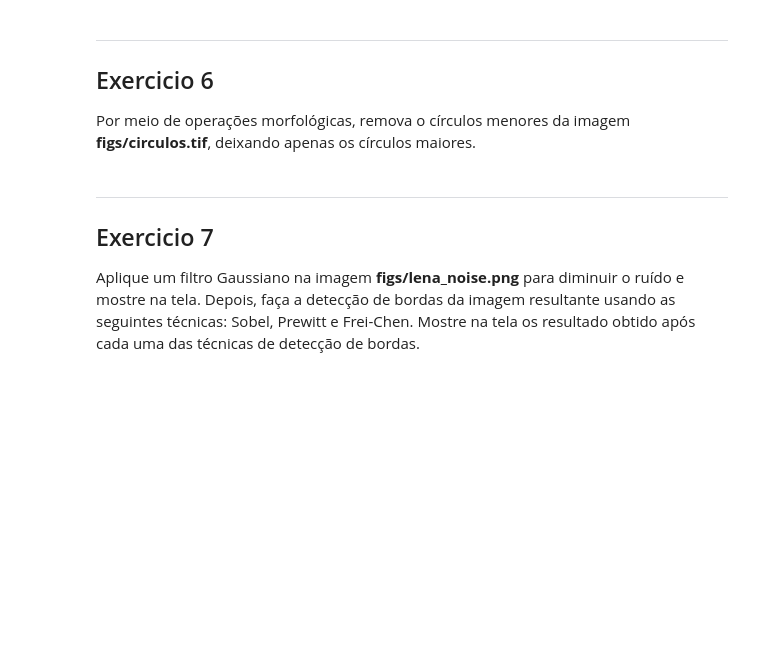
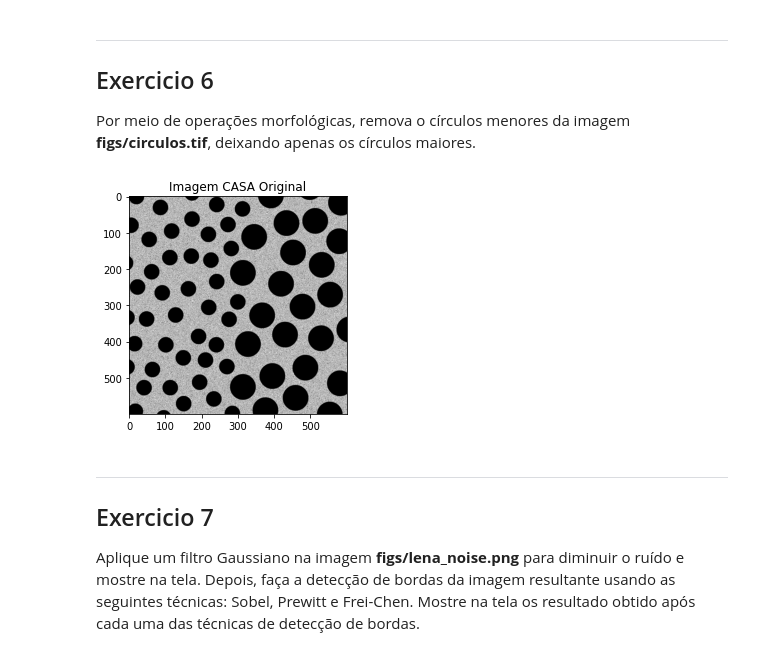
Before and after one commit to m-zaguette/image_processing_ac2, a Jupyter notebook: exerciciosPraticos.ipynb, the cells around one changed output. Cells and saved outputs as stored; diff of their text form; code cells hidden in the pictures; blank space fills up the shorter version.

```diff
--- a/exerciciosPraticos.ipynb
+++ b/exerciciosPraticos.ipynb
@@ -210,3 +259,12 @@ Por meio de operações morfológicas, remova o círculos menores da imagem **fi
+# %%
+##### Resolva o exercício aqui
+img = cv2.imread('figs/circulos.tif', cv2.IMREAD_GRAYSCALE)
+
+plt.imshow(img, 'gray')
+plt.title('Imagem CASA Original')
+plt.show()
+# %% [output]
+[figure, added]
 # %% [markdown]
 ----
 ## Exercicio 7
```
Also changed, not shown: parts of 14 cells of this notebook.
